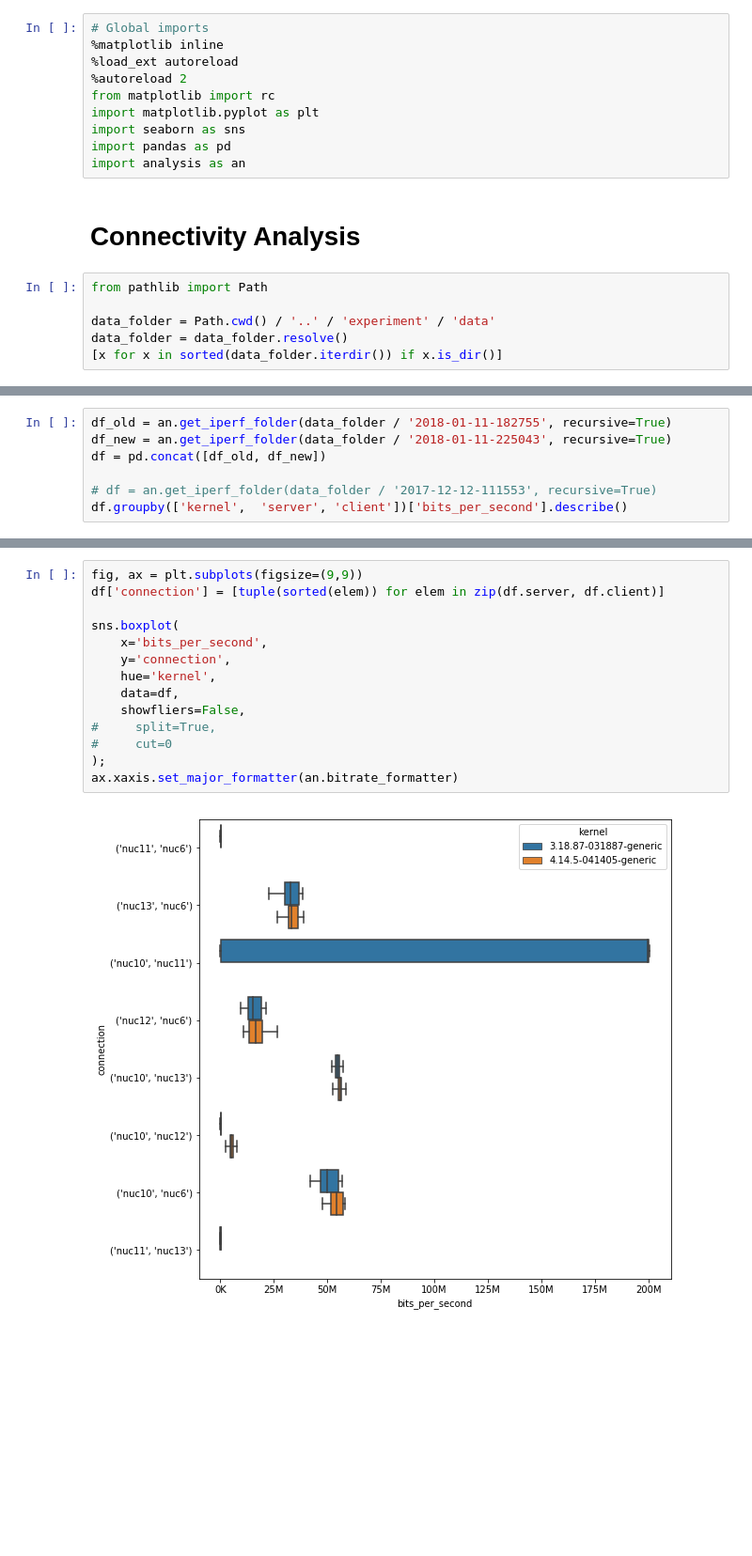
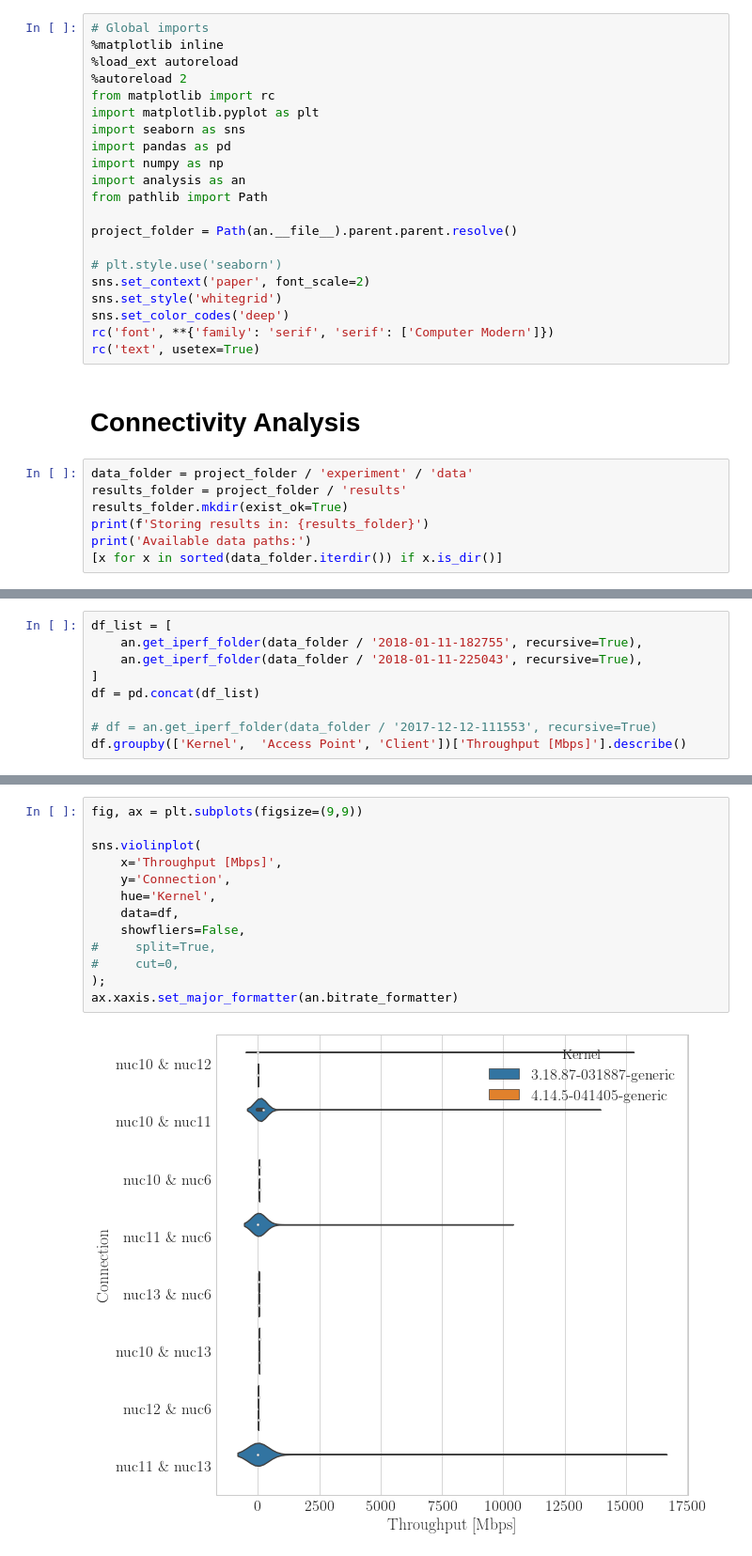
Before and after one commit to mchwalisz/walker, a Jupyter notebook: analysis/Connectivity Analysis.ipynb, the cells around one changed output, grey strips where cells are left out. Shown at 94% size. Saved outputs shown, nothing was run; the diff lists cells and outputs as text; blank space fills up the shorter version.

Commit message:
improved figures, moved map to different notebook

```diff
--- a/analysis/Connectivity Analysis.ipynb
+++ b/analysis/Connectivity Analysis.ipynb
@@ -7,13 +7,25 @@ from matplotlib import rc
 import matplotlib.pyplot as plt
 import seaborn as sns
 import pandas as pd
+import numpy as np
 import analysis as an
+from pathlib import Path
+
+project_folder = Path(an.__file__).parent.parent.resolve()
+
+# plt.style.use('seaborn')
+sns.set_context('paper', font_scale=2)
+sns.set_style('whitegrid')
+sns.set_color_codes('deep')
+rc('font', **{'family': 'serif', 'serif': ['Computer Modern']})
+rc('text', usetex=True)
 # %% [markdown]
 # Connectivity Analysis
 # %%
-from pathlib import Path
-
-data_folder = Path.cwd() / '..' / 'experiment' / 'data'
-data_folder = data_folder.resolve()
+data_folder = project_folder / 'experiment' / 'data'
+results_folder = project_folder / 'results'
+results_folder.mkdir(exist_ok=True)
+print(f'Storing results in: {results_folder}')
+print('Available data paths:')
 [x for x in sorted(data_folder.iterdir()) if x.is_dir()]
 # %% [output]
@@ -24,9 +36,11 @@ data_folder = data_folder.resolve()
 # %%
-df_old = an.get_iperf_folder(data_folder / '2018-01-11-182755', recursive=True)
-df_new = an.get_iperf_folder(data_folder / '2018-01-11-225043', recursive=True)
-df = pd.concat([df_old, df_new])
+df_list = [
+    an.get_iperf_folder(data_folder / '2018-01-11-182755', recursive=True),
+    an.get_iperf_folder(data_folder / '2018-01-11-225043', recursive=True),
+]
+df = pd.concat(df_list)
 
 # df = an.get_iperf_folder(data_folder / '2017-12-12-111553', recursive=True)
-df.groupby(['kernel',  'server', 'client'])['bits_per_second'].describe()
+df.groupby(['Kernel',  'Access Point', 'Client'])['Throughput [Mbps]'].describe()
 # %% [output]
 |  |  |  | count | mean | std | min | 25% | 50% | 75% | max |
@@ -50,16 +80,15 @@ df.groupby(['kernel',  'server', 'client'])['bits_per_second'].describe()
 # %%
 fig, ax = plt.subplots(figsize=(9,9))
-df['connection'] = [tuple(sorted(elem)) for elem in zip(df.server, df.client)]
 
-sns.boxplot(
-    x='bits_per_second',
-    y='connection',
-    hue='kernel',
+sns.violinplot(
+    x='Throughput [Mbps]',
+    y='Connection',
+    hue='Kernel',
     data=df,
     showfliers=False,
 #     split=True,
-#     cut=0
+#     cut=0,
 );
 ax.xaxis.set_major_formatter(an.bitrate_formatter)
 # %% [output]
-[figure, old version]
+[figure, new version]
```
Also changed, not shown: parts of 9 cells of this notebook, 3 other files.
